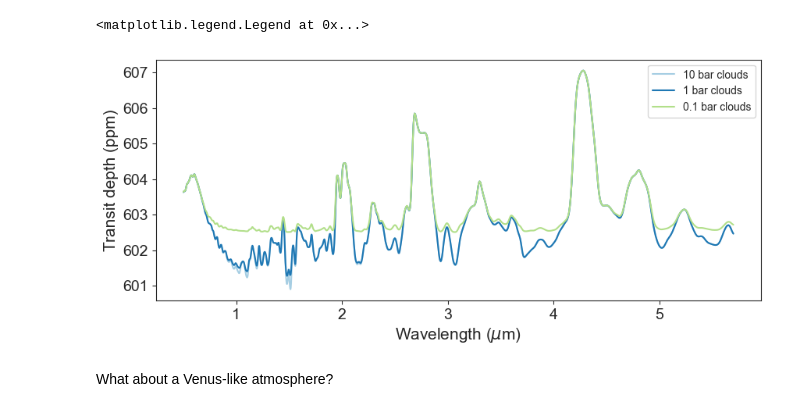
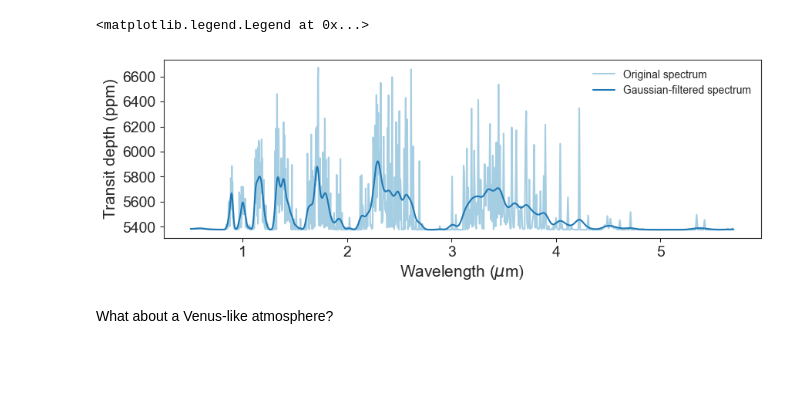
Before and after one commit to nespinoza/k186f, a Jupyter notebook: model_generation.ipynb, the cells around one changed output. Cells and saved outputs as stored; diff of their text form; code cells hidden in the pictures; blank space fills up the shorter version.

```diff
--- a/model_generation.ipynb
+++ b/model_generation.ipynb
@@ -114,7 +118,7 @@ class generate_atmosphere:
 
         # Define fine temperature grid (K)
         T_fine_min = 100     # 100 K lower limit covers the TRAPPIST-1e P-T profile
-        T_fine_max = 1000     # 300 K upper limit covers the TRAPPIST-1e P-T profile
+        T_fine_max = 300     # 300 K upper limit covers the TRAPPIST-1e P-T profile
         T_fine_step = 10     # 10 K steps are a good tradeoff between accuracy and RAM
 
         T_fine = np.arange(T_fine_min, (T_fine_max + T_fine_step), T_fine_step)
@@ -135,7 +139,7 @@ class generate_atmosphere:
 
         T_init = 300.
         # this sets by hand the number of opacities --- FIXME to generalize inputs:
-        log_X_init = np.log10( np.array([0.1, 0.1, 0.1, 0.1, 0.1, 0.1] ) )
+        log_X_init = np.log10( np.random.uniform(0, 1, len(param_species) ) )
         a, Pcloud = 1., 1e6
         log_a, gamma, log_P_cloud = np.log10(a), -4., np.log10(Pcloud)
         self.log_a, self.gamma, self.log_P_cloud = np.log10(a), -4., np.log10(Pcloud)
@@ -164,13 +173,20 @@ N2O done
 Opacity pre-interpolation complete.
 # %%
-# Taken from modern Earth's model: https://github.com/MartianColonist/POSEIDON/blob/main/POSEIDON/reference_data/models/TRAPPIST-1e/TRAPPIST-1e_1.0bar_100xCO2_Modern_chem.txt
-pressure, N2, O2, O3, H2O, CH4, N2O, CO2, CO = 0.001087,\
-                                               0.75394509, 0.21, 6.741E-06, 7.364E-06, 2.201E-05, 3.25E-07, 3.60E-02, 1.847E-05
+# Taken from best-fit:
+pressure, CO2, CH4, H2O, N2, O2, O3, N2O, CO = 0.001,\
+                                               1.69467002312003e-08,\
+                                               0.11770273994234982,\
+                                               1.984679393934162e-08,\
+                                               9.746997621190566e-05,\
+                                               0.00010885455877830879,\
+                                               1.7456034892946846e-06,\
+                                               8.572845654947684e-05,\
+                                               5.575966562339465e-06
 
-T = 250.
-logPcloud, logP_ref = 1., 2.
-log_X = np.log10( np.array([O2, CO2, CH4, H2O, O3, N2O]) )
+T = 203.
+logPcloud, logP_ref = np.log10(0.0014177622911658676), np.log10(0.009836123150223128)
+log_X = np.log10( np.array([CO2, CH4, H2O, N2, O2, O3, N2O, CO]) )
 P_ref = 10**(logP_ref)
 planet.set_parameters(T, log_X, [log_a, gamma, logPcloud], P_ref = P_ref)
 model_10barclouds = planet.get_spectrum() * 1e6
-filtered_model_10barclouds = gaussian_filter(median_filter(model_10barclouds,10), 2)
+filtered_model_10barclouds = gaussian_filter( model_10barclouds, 5)
@@ -196,21 +194,19 @@ filtered_model_0001mbarbarclouds = gaussian_filter(median_filter(model_1barcloud
 palette = sns.color_palette("Paired")
 sns.set_palette(palette)
 # %%
-plt.figure(figsize=(10,4))
+plt.figure(figsize=(10,3))
 
-
-plt.plot(wavelengths_model, filtered_model_10barclouds, label = '10 bar clouds')
-plt.plot(wavelengths_model, filtered_model_1barclouds, label = '1 bar clouds')
-plt.plot(wavelengths_model, filtered_model_01barclouds, label = '0.1 bar clouds')
+plt.plot(wavelengths_model, model_10barclouds, label = 'Original spectrum')
+plt.plot(wavelengths_model, filtered_model_10barclouds, label = 'Gaussian-filtered spectrum')
 
 plt.xticks(fontsize = 14)
 plt.yticks(fontsize = 14)
 plt.xlabel('Wavelength ($\mu$m)',fontsize = 15)
 plt.ylabel('Transit depth (ppm)',fontsize = 15)
-plt.legend()
+plt.legend(frameon=False)
 # %% [output]
 <matplotlib.legend.Legend at 0x...>
-[figure, old version]
+[figure, new version]
 # %% [markdown]
 What about a Venus-like atmosphere?
 # %%
```
Also changed, not shown: parts of 34 cells of this notebook.
